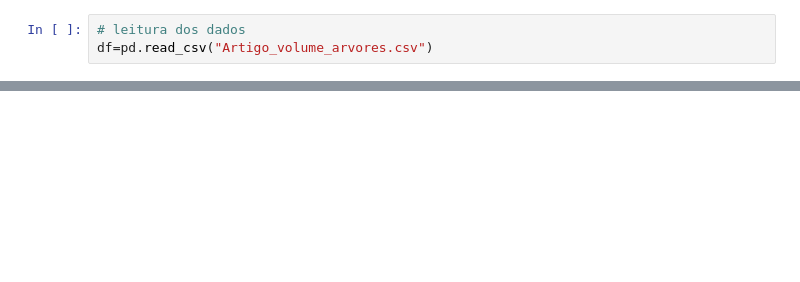
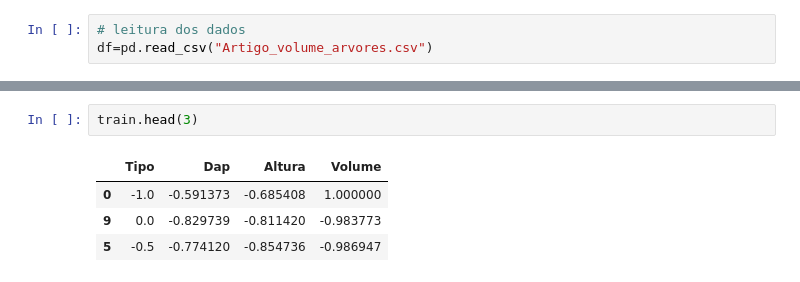
Before and after one commit to vmduarte/ANN_2021, a Jupyter notebook: Trabalho_1_volume_arvores.ipynb, the cells around one changed output, grey strips where cells are left out. Saved outputs shown, nothing was run; the diff lists cells and outputs as text; blank space fills up the shorter version.

```diff
--- a/Trabalho_1_volume_arvores.ipynb
+++ b/Trabalho_1_volume_arvores.ipynb
@@ -36,0 +94,7 @@ y = np.array(Dat_Select[['Volume']]).reshape(-1,1)
+# %%
+train.head(3)
+# %% [output]
+|  | Tipo | Dap | Altura | Volume |
+| 0 | -1.0 | -0.591373 | -0.685408 | 1.000000 |
+| 9 | 0.0 | -0.829739 | -0.811420 | -0.983773 |
+| 5 | -0.5 | -0.774120 | -0.854736 | -0.986947 |
```
Also changed, not shown: parts of 26 cells of this notebook.
